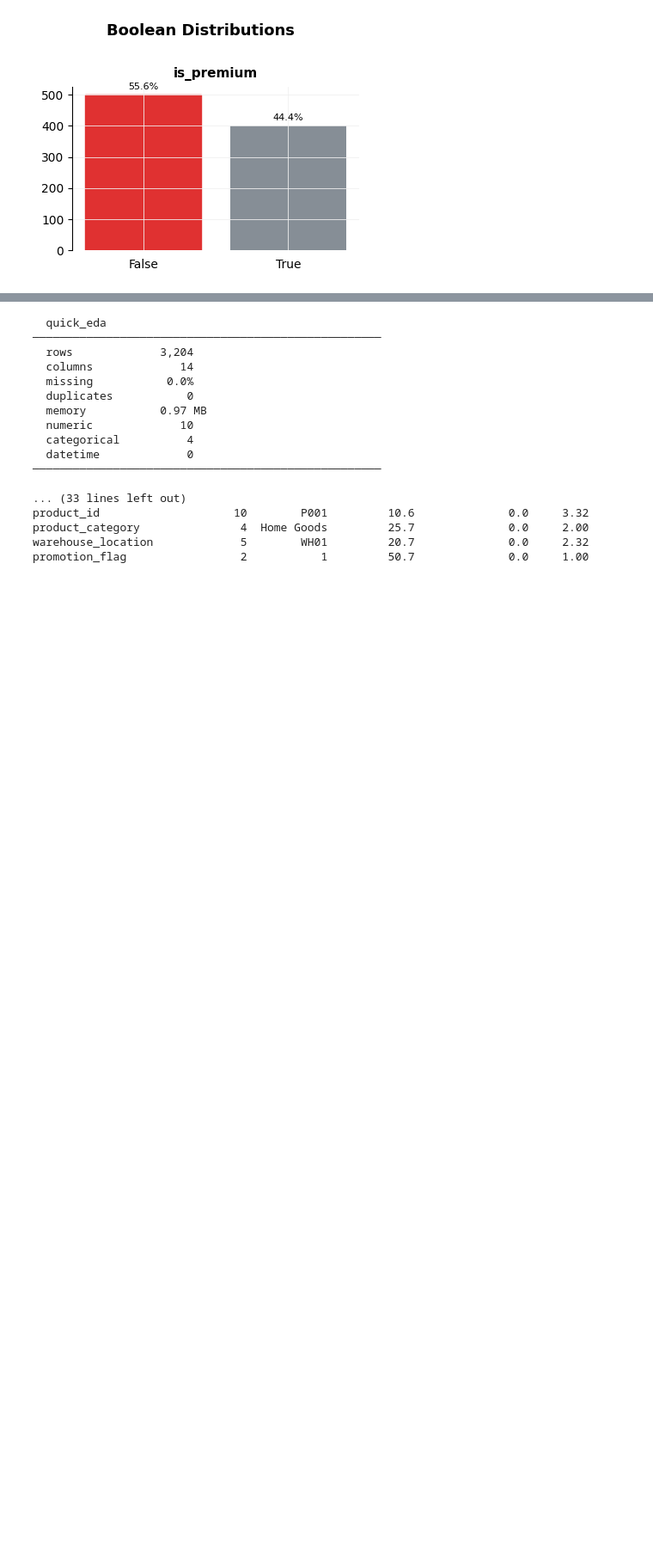
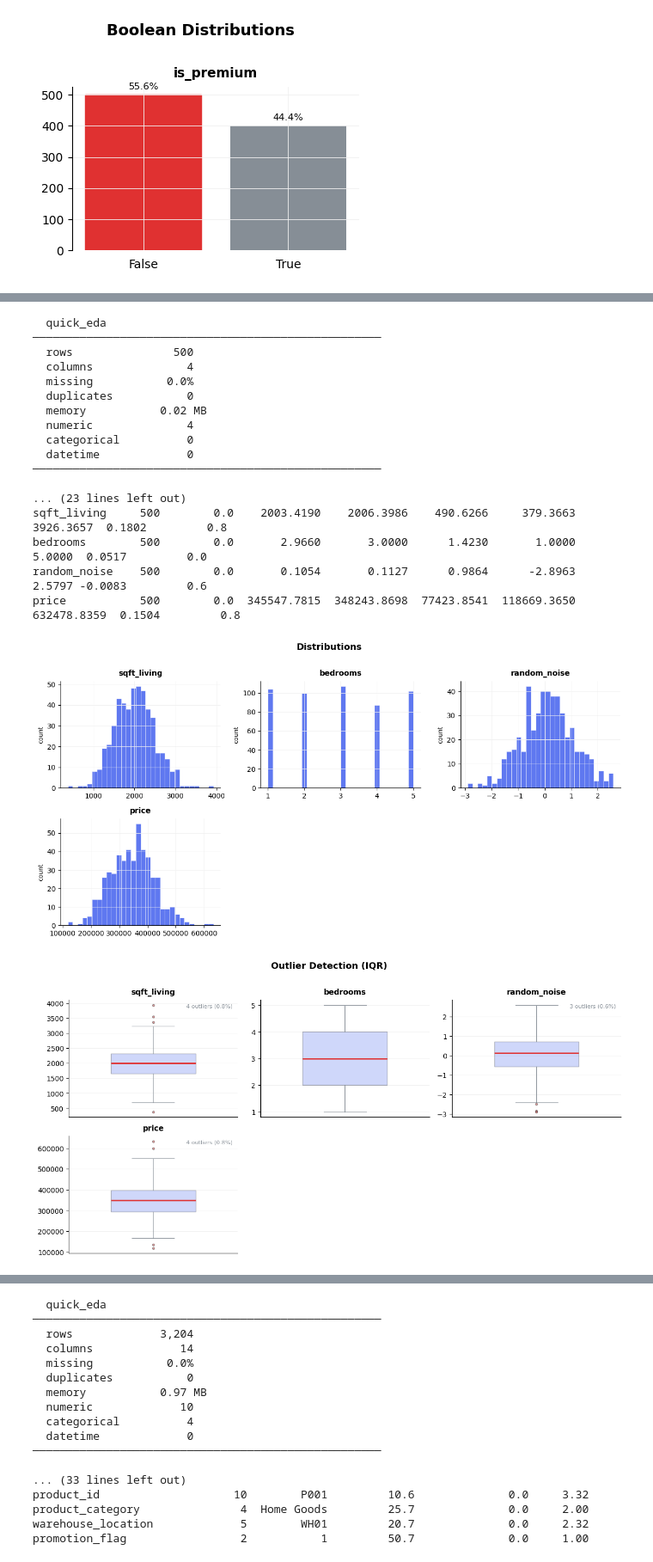
Before and after one commit to GodXSpell/AutoEDA, a Jupyter notebook: examples/demo.ipynb, the cells around one changed output, grey strips where cells are left out. Shown at 86% size. Drawn from its saved outputs; the diff is of its cells as text; code cells hidden in the pictures; blank space fills up the shorter version.

```diff
--- a/examples/demo.ipynb
+++ b/examples/demo.ipynb
@@ -105 +105,41 @@ profit_margin   1000        0.0  37321.7381  22453.4760  46368.3853 -9815.3794
 [figure]
+# %%
+# ----------------------------------------------------
+# Showcasing v0.3.0: Target Feature Relevance (Regression)
+# Automatically detects continuous target, computes Pearson correlations,
+# flags strong & weak predictors, and plots distributions by target quartiles.
+# ----------------------------------------------------
+import pandas as pd
+import numpy as np
+import quick_eda as qeda
+
+np.random.seed(42)
+n = 500
+df_reg = pd.DataFrame({
+    "sqft_living": np.random.normal(2000, 500, n),
+    "bedrooms": np.random.randint(1, 6, n),
+    "random_noise": np.random.normal(0, 1, n)
+})
+df_reg["price"] = df_reg["sqft_living"] * 150 + df_reg["bedrooms"] * 15000 + np.random.normal(0, 10000, n)
+
+qeda.quick_eda(df_reg, target="price")
+# %% [output]
+  quick_eda
+────────────────────────────────────────────────────
+  rows               500
+  columns              4
+  missing           0.0%
+  duplicates           0
+  memory           0.02 MB
+  numeric              4
+  categorical          0
+  datetime             0
+────────────────────────────────────────────────────
+
+... (23 lines left out)
+sqft_living     500        0.0    2003.4190    2006.3986    490.6266     379.3663    3926.3657  0.1802         0.8
+bedrooms        500        0.0       2.9660       3.0000      1.4230       1.0000       5.0000  0.0517         0.0
+random_noise    500        0.0       0.1054       0.1127      0.9864      -2.8963       2.5797 -0.0083         0.6
+price           500        0.0  345547.7815  348243.8698  77423.8541  118669.3650  632478.8359  0.1504         0.8
+[figure, added]
+[figure, added]
```
Also changed, not shown: parts of 6 cells of this notebook, 10 other files.
